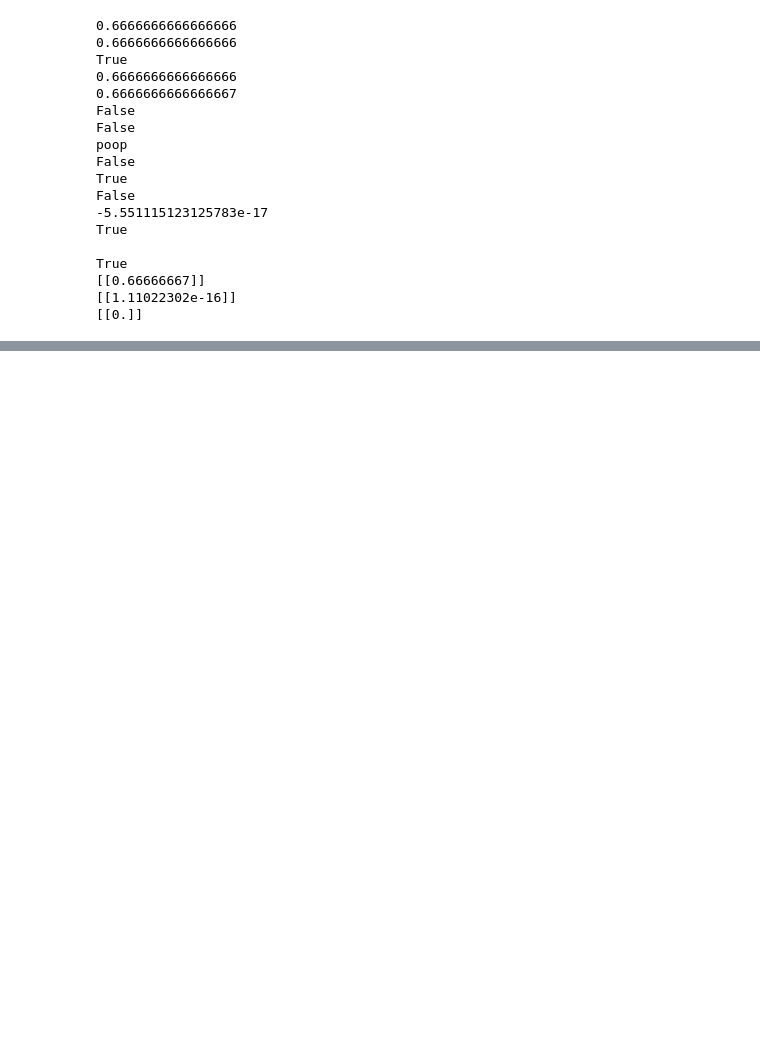
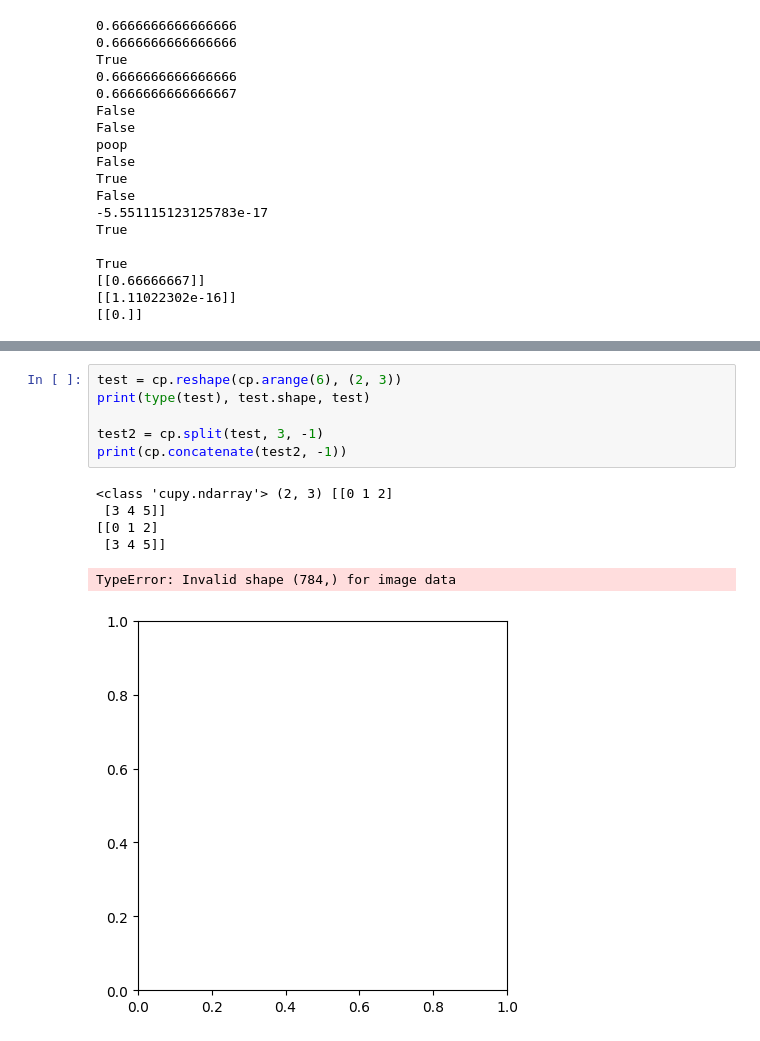
Before and after one commit to jon-gao-yang/littlegrad3, a Jupyter notebook: demo.ipynb, the cells around one changed output, grey strips where cells are left out. Drawn from its saved outputs; the diff is of its cells as text; blank space fills up the shorter version.

```diff
--- a/demo.ipynb
+++ b/demo.ipynb
@@ -317,0 +340,13 @@ print(len(tuple(test4)))
+# %%
+test = cp.reshape(cp.arange(6), (2, 3))
+print(type(test), test.shape, test)
+
+test2 = cp.split(test, 3, -1)
+print(cp.concatenate(test2, -1))
+# %% [output]
+<class 'cupy.ndarray'> (2, 3) [[0 1 2]
+ [3 4 5]]
+[[0 1 2]
+ [3 4 5]]
+TypeError: Invalid shape (784,) for image data
+[figure, added]
```
Also changed, not shown: parts of 3 cells of this notebook, 5 other files.
